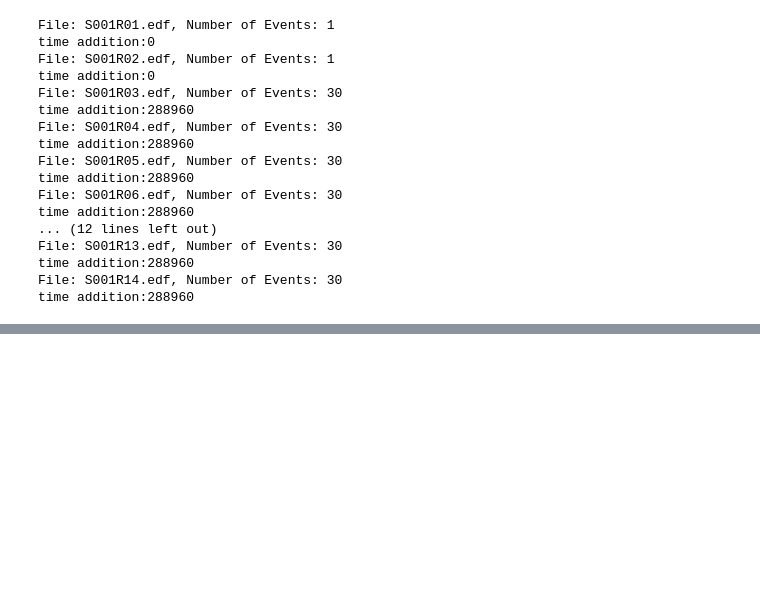
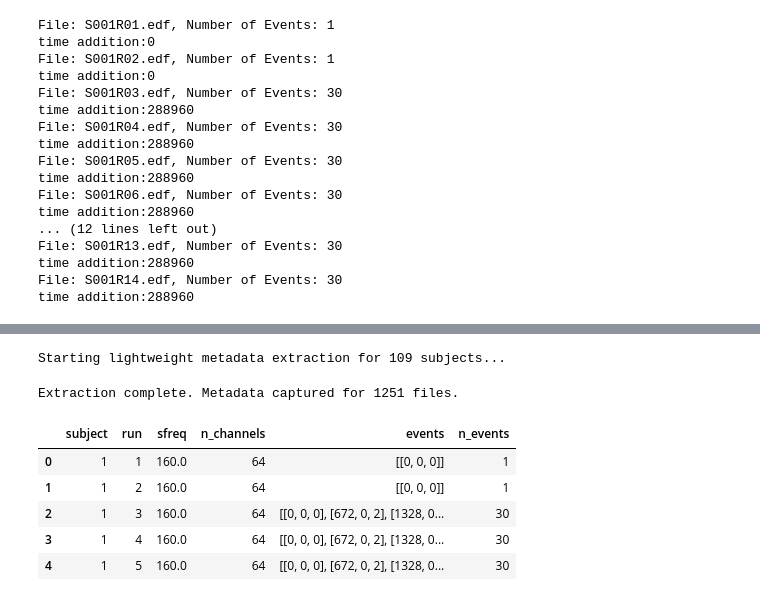
Before and after one commit to Alexvc23/Total-Perspective-Vortex, a Jupyter notebook: doc/Phase-1-Data-Acquisition-Preprocessing.ipynb, the cells around one changed output, grey strips where cells are left out. Saved outputs shown, nothing was run; the diff lists cells and outputs as text; code cells hidden in the pictures; blank space fills up the shorter version.

```diff
--- a/doc/Phase-1-Data-Acquisition-Preprocessing.ipynb
+++ b/doc/Phase-1-Data-Acquisition-Preprocessing.ipynb
@@ -751,0 +391,62 @@ Event Counts  : T0=15 | T1=7 | T2=8 | Total=30
+# %%
+# Constants
+BASE_DATA_PATH = "mne_data/MNE-eegbci-data/files/eegmmidb/1.0.0"
+SUBJECTS = range(1, 110)
+RUNS = range(1, 15)
+EVENT_ID = {"T0": 0, "T1": 1, "T2": 2}
+
+metadata_records = []
+
+print(f"Starting lightweight metadata extraction for {len(SUBJECTS)} subjects...")
+
+for sub_id in tqdm(SUBJECTS, desc="Subjects"):
+    sub_str = f"S{sub_id:03d}"
+    sub_dir = os.path.join(BASE_DATA_PATH, sub_str)
+
+    if not os.path.exists(sub_dir):
+        continue
+
+    for run_id in RUNS:
+        run_str = f"R{run_id:02d}"
+        file_name = f"{sub_str}{run_str}.edf"
+        file_path = os.path.join(sub_dir, file_name)
+
+        if not os.path.exists(file_path):
+            continue
+
+        try:
+            # lightweight parse: preload=False only reads headers/annotations
+            raw_header = mne.io.read_raw_edf(file_path, preload=False, verbose="ERROR")
+
+            # Extract basic metadata
+            sfreq = raw_header.info["sfreq"]
+            n_channels = raw_header.info["nchan"]
+
+            # Extract events
+            events, _ = mne.events_from_annotations(raw_header, event_id=EVENT_ID, verbose="ERROR")
+
+            metadata_records.append({
+                "subject": sub_id,
+                "run": run_id,
+                "sfreq": sfreq,
+                "n_channels": n_channels,
+                "events": events,
+                "n_events": len(events)
+            })
+
+        except Exception as e:
+            print(f"Error parsing {sub_str}{run_str}: {e}")
+
+# Consolidate into a single source of truth
+df_metadata = pd.DataFrame(metadata_records)
+print(f"Extraction complete. Metadata captured for {len(df_metadata)} files.")
+df_metadata.head()
+# %% [output]
+Starting lightweight metadata extraction for 109 subjects...
+Extraction complete. Metadata captured for 1251 files.
+|  | subject | run | sfreq | n_channels | events | n_events |
+| 0 | 1 | 1 | 160.0 | 64 | [[0, 0, 0]] | 1 |
+| 1 | 1 | 2 | 160.0 | 64 | [[0, 0, 0]] | 1 |
+| 2 | 1 | 3 | 160.0 | 64 | [[0, 0, 0], [672, 0, 2], [1328, 0... | 30 |
+| 3 | 1 | 4 | 160.0 | 64 | [[0, 0, 0], [672, 0, 2], [1328, 0... | 30 |
+| 4 | 1 | 5 | 160.0 | 64 | [[0, 0, 0], [672, 0, 2], [1328, 0... | 30 |
```
Also changed, not shown: parts of 16 cells of this notebook.
